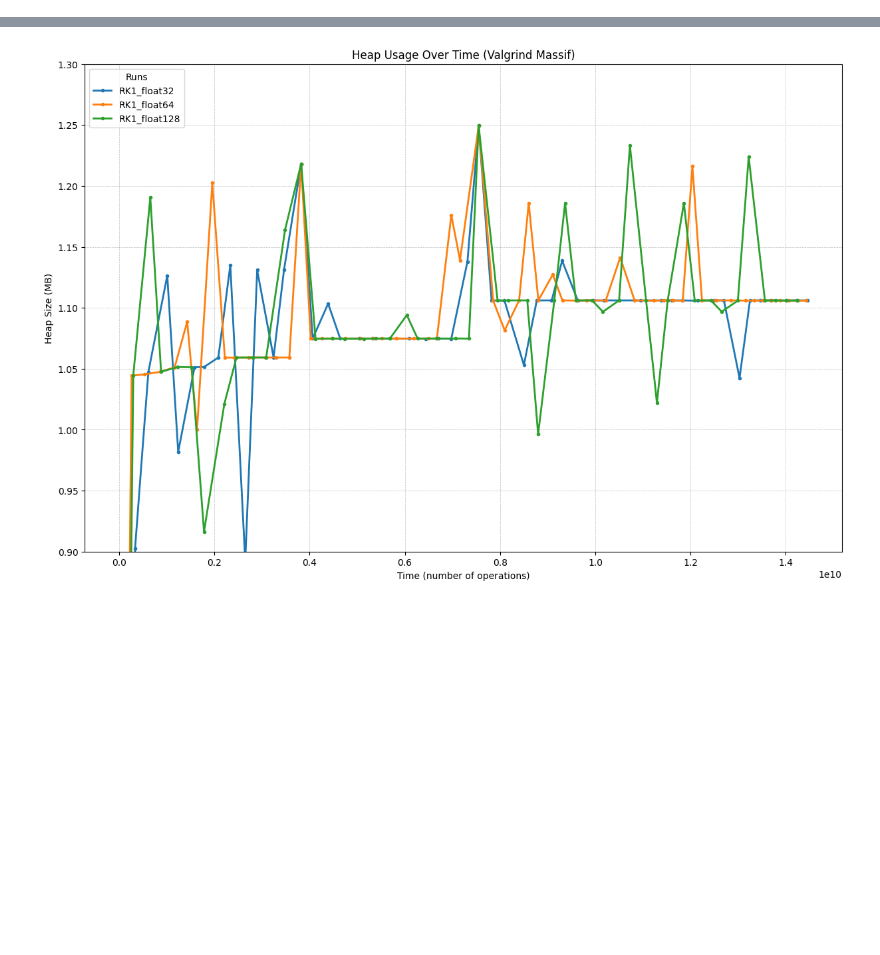
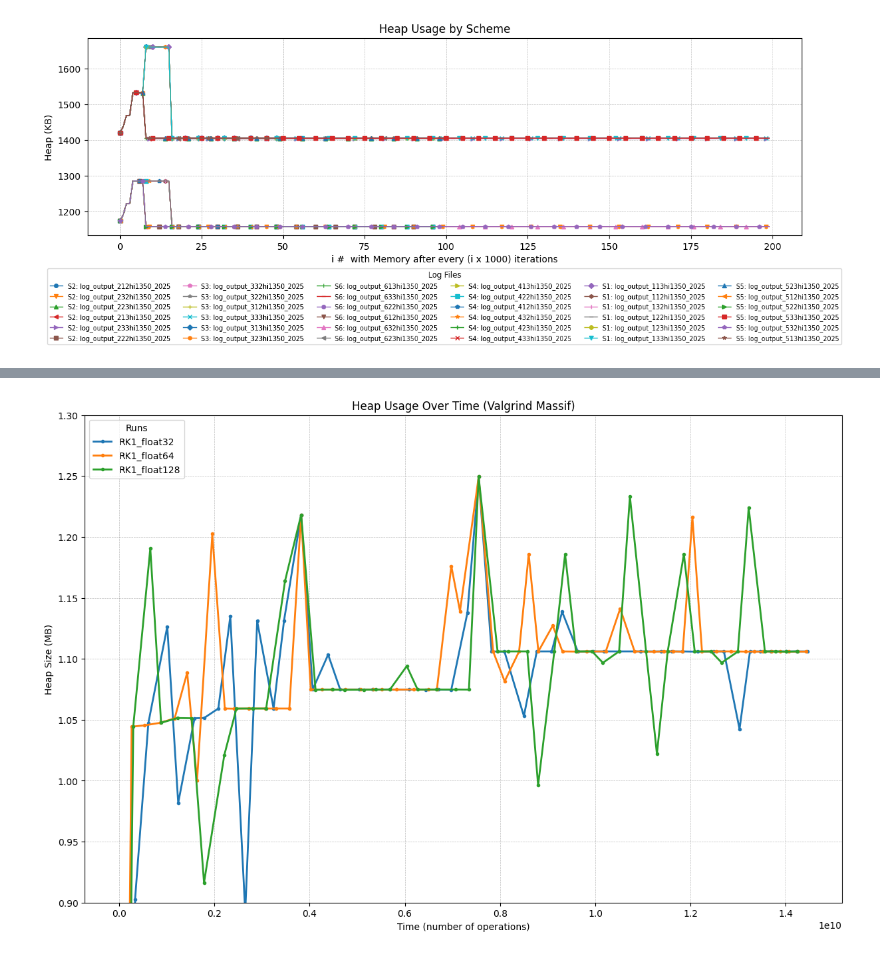
Before and after one commit to suryasudh/ReactingFlowSolver1D, a Jupyter notebook: postprocessing/plotting0005_heap.ipynb, the cells around one changed output, grey strips where cells are left out. Saved outputs shown, nothing was run; the diff lists cells and outputs as text; code cells hidden in the pictures; blank space fills up the shorter version.

```diff
--- a/postprocessing/plotting_file2.ipynb
+++ b/postprocessing/plotting0005_heap.ipynb
@@ -0,0 +84,83 @@
+# %%
+import os
+import re
+import matplotlib.pyplot as plt
+from collections import defaultdict
+import itertools
+import numpy as np
+
+# Base log directory
+log_dir = os.path.join("/media", "ssudhakar", "DATA_10TB", "data_solver", "hi_1350_logs")
+
+# Regex to match log_output files and extract the first digit
+log_pattern = re.compile(r"log_output_([1-6])\d+.*\.txt")
+
+# Function to extract heap usage
+def extract_heap_usage(filepath):
+    with open(filepath, 'r') as f:
+        lines = f.readlines()
+    return [int(m.group(1)) for line in lines if (m := re.search(r"Heap in use: (\d+) KB", line))]
+
+# Categorize heap data by scheme ID (1 to 6)
+heap_by_scheme = defaultdict(list)
+
+# Scan the folder for matching files
+for filename in os.listdir(log_dir):
+    match = log_pattern.match(filename)
+    if match:
+        scheme_id = int(match.group(1))  # 1–6
+        full_path = os.path.join(log_dir, filename)
+        heap_data = extract_heap_usage(full_path)
+        heap_by_scheme[scheme_id].append((filename, heap_data))
+
+# # Print summary
+# for scheme_id in range(1, 7):
+#     runs = heap_by_scheme.get(scheme_id, [])
+#     print(f"\nScheme {scheme_id}: {len(runs)} log file(s)")
+#     for fname, data in runs:
+#         print(f"  {fname} — {len(data)} entries")
+
+
+# Optional: Plot all in one go
+fig, ax = plt.subplots(figsize=(13, 6))
+legend_handles = []
+legend_labels = []
+markers = ['o', 'v', '^', '<', '>', 's', 'p', '*', '+', 'x', 'D', 'h', '|', '_']
+marker_cycle = itertools.cycle(markers)
+np.random.seed(seed=42)
+
+for scheme_id, run_list in heap_by_scheme.items():
+    for fname, heap in run_list:
+        label = f"S{scheme_id}: {fname[:25]}"  # shorten label for clarity
+        marker = next(marker_cycle)
+        line, = ax.plot(heap, label=label,
+                         marker=marker,
+            markevery=np.random.randint(5, 10),      # Show marker every 10 points
+            markersize=4,
+            linewidth=1)
+        legend_handles.append(line)
+        legend_labels.append(label)
+
+ax.set_title("Heap Usage by Scheme")
+ax.set_xlabel("i #  with Memory after every (i x 1000) iterations")
+ax.set_ylabel("Heap (KB)")
+ax.grid(visible=True, which='both', color='gray', ls='--', lw=0.5, alpha=0.5)
+
+
+# Legend as 6x6 box beneath the plot
+plt.legend(
+    handles=legend_handles,
+    labels=legend_labels,
+    loc='upper center',
+    bbox_to_anchor=(0.5, -0.15),
+    ncol=6,
+    fontsize='x-small',
+    frameon=True,
+    title="Log Files",
+    title_fontsize='small'
+)
+
+plt.tight_layout(rect=[0, 0.1, 1, 1])  # Leave space for legend
+plt.savefig(os.path.join("/media", "ssudhakar", "DATA_10TB", "data_solver", "hi1350_heapusage.png"), dpi=600)
+# %% [output]
+[figure, added]
```
Also changed, not shown: parts of 3 cells of this notebook, 11 other files.
